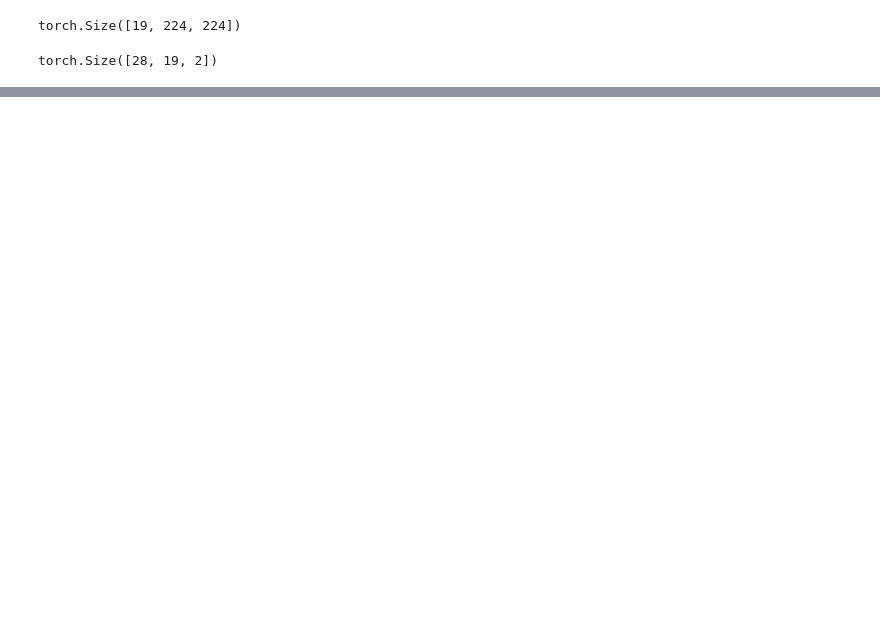
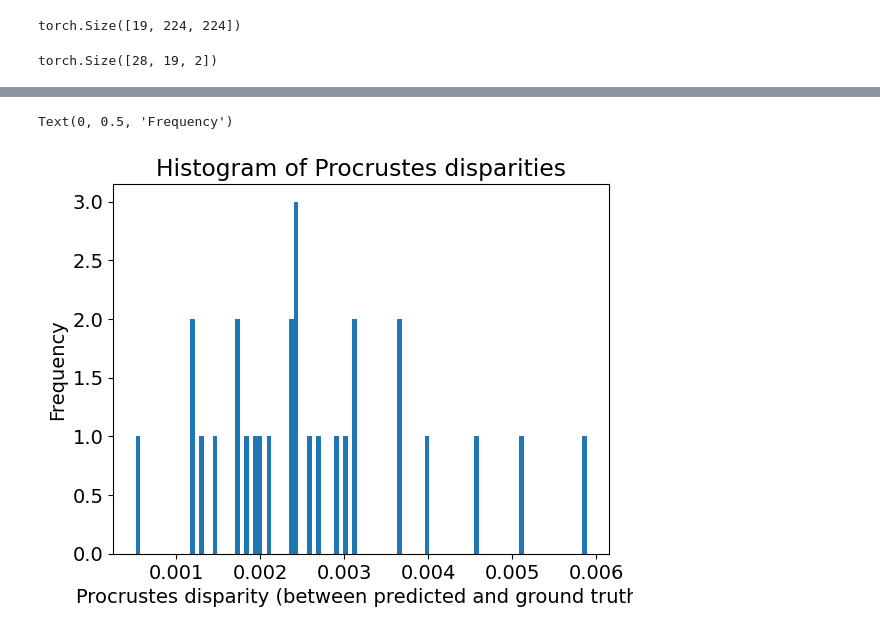
Before and after one commit to alexkursanov/landmark-app, a Jupyter notebook: scr/unet.ipynb, the cells around one changed output, grey strips where cells are left out. Drawn from its saved outputs; the diff is of its cells as text; code cells hidden in the pictures; blank space fills up the shorter version.

```diff
--- a/scr/unet.ipynb
+++ b/scr/unet.ipynb
@@ -365,0 +521,7 @@ plt.show()
+# %%
+from scipy.spatial import procrustes as procrustes_
+procrustes_errors = {'error':[], 'procrustes_disparity':[]}
+for i in range(28):
+    procrustes_errors['error'].append(av[i])
+    mtx1, mtx2, disparity = procrustes_(mean, landmarks[i])
+    procrustes_errors['procrustes_disparity'].append(disparity)
@@ -365,0 +624,9 @@ plt.show()
+# %%
+plt.hist(procrustes_errors['procrustes_disparity'], bins = 100)
+plt.title('Histogram of Procrustes disparities')
+plt.xlabel('Procrustes disparity (between predicted and ground truth)')
+#plt.xlim((0,0.0012))
+plt.ylabel('Frequency')
+# %% [output]
+Text(0, 0.5, 'Frequency')
+[figure, added]
```
Also changed, not shown: parts of 10 cells of this notebook.
